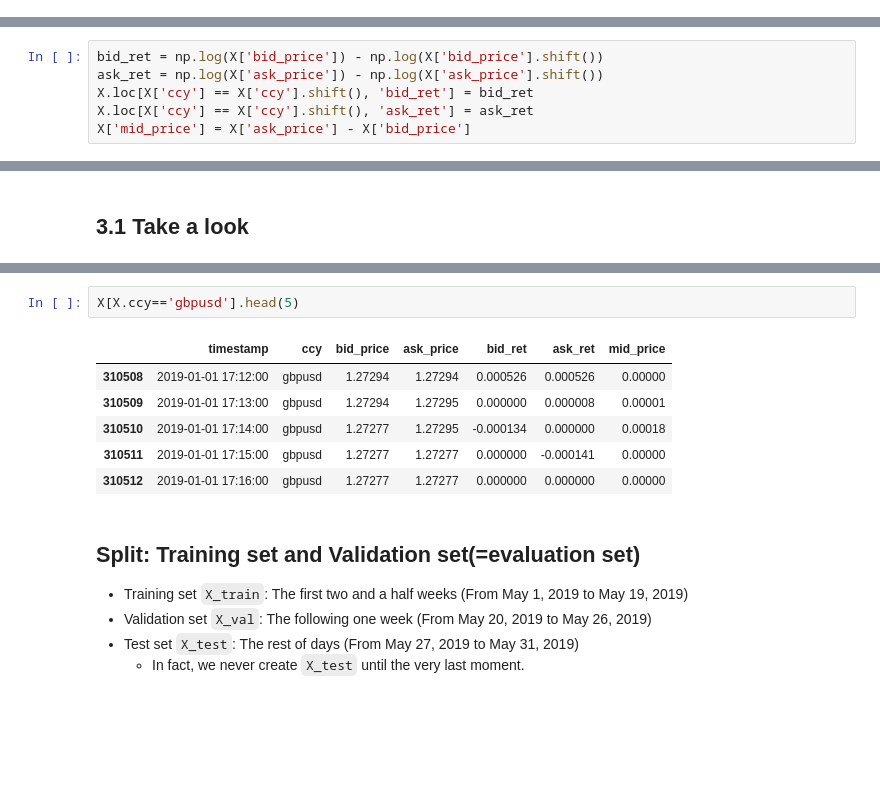
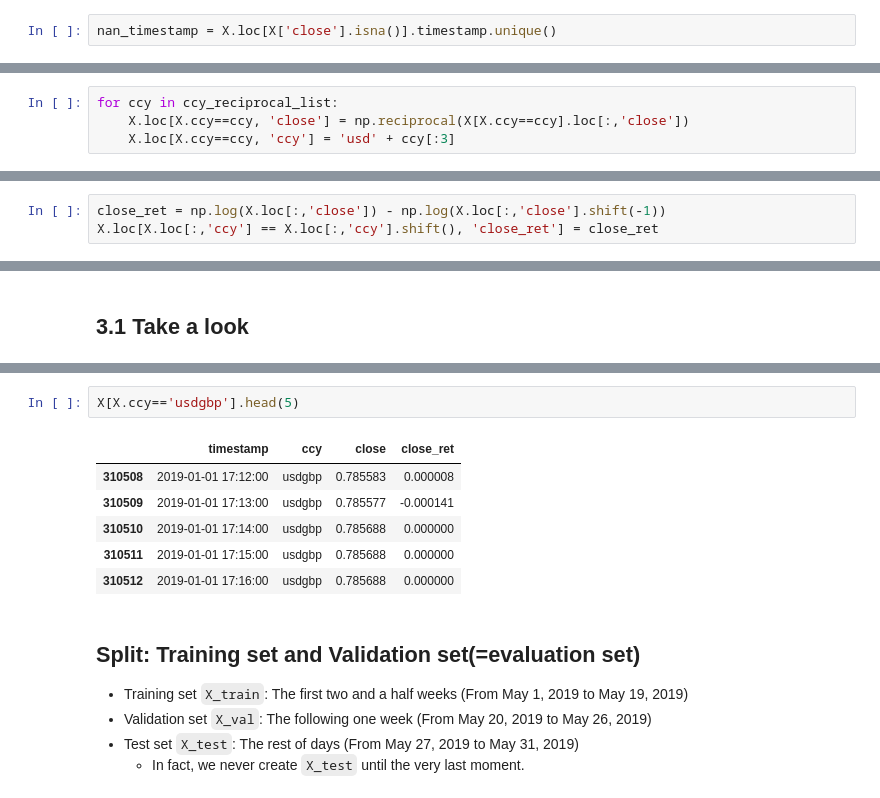
Before and after one commit to my2582/drl_fxtrading, a Jupyter notebook: modeling/drl_fx.ipynb, the cells around one changed output, grey strips where cells are left out. Drawn from its saved outputs; the diff is of its cells as text; blank space fills up the shorter version.

```diff
--- a/modeling/drl_fx.ipynb
+++ b/modeling/drl_fx.ipynb
@@ -256,3 +238,5 @@ nan_timestamp = np.unique((bid_nan_timestamp,ask_nan_timestamp))
+# %%
+nan_timestamp = X.loc[X['close'].isna()].timestamp.unique()
 # %% [markdown]
 #### We have a list of `timestamp` for a nan row for any currency pair.
 # %%
@@ -283,6 +263,0 @@ dtype: int64
-# %%
-bid_ret = np.log(X['bid_price']) - np.log(X['bid_price'].shift())
-ask_ret = np.log(X['ask_price']) - np.log(X['ask_price'].shift())
-X.loc[X['ccy'] == X['ccy'].shift(), 'bid_ret'] = bid_ret
-X.loc[X['ccy'] == X['ccy'].shift(), 'ask_ret'] = ask_ret
-X['mid_price'] = X['ask_price'] - X['bid_price']
@@ -293,0 +266,4 @@ See the caveats in the documentation: http://pandas.pydata.org/pandas-docs/stabl
+# %%
+for ccy in ccy_reciprocal_list:
+    X.loc[X.ccy==ccy, 'close'] = np.reciprocal(X[X.ccy==ccy].loc[:,'close'])
+    X.loc[X.ccy==ccy, 'ccy'] = 'usd' + ccy[:3]
@@ -293,0 +281,3 @@ See the caveats in the documentation: http://pandas.pydata.org/pandas-docs/stabl
+# %%
+close_ret = np.log(X.loc[:,'close']) - np.log(X.loc[:,'close'].shift(-1))
+X.loc[X.loc[:,'ccy'] == X.loc[:,'ccy'].shift(), 'close_ret'] = close_ret
@@ -428,12 +404,12 @@ X.sample(5)
 # %%
-X[X.ccy=='gbpusd'].head(5)
+X[X.ccy=='usdgbp'].head(5)
 # %% [output]
-|  | timestamp | ccy | bid_price | ask_price | bid_ret | ask_ret | mid_price |
-| 310508 | 2019-01-01 17:12:00 | gbpusd | 1.27294 | 1.27294 | 0.000526 | 0.000526 | 0.00000 |
-| 310509 | 2019-01-01 17:13:00 | gbpusd | 1.27294 | 1.27295 | 0.000000 | 0.000008 | 0.00001 |
-| 310510 | 2019-01-01 17:14:00 | gbpusd | 1.27277 | 1.27295 | -0.000134 | 0.000000 | 0.00018 |
-| 310511 | 2019-01-01 17:15:00 | gbpusd | 1.27277 | 1.27277 | 0.000000 | -0.000141 | 0.00000 |
-| 310512 | 2019-01-01 17:16:00 | gbpusd | 1.27277 | 1.27277 | 0.000000 | 0.000000 | 0.00000 |
+|  | timestamp | ccy | close | close_ret |
+| 310508 | 2019-01-01 17:12:00 | usdgbp | 0.785583 | 0.000008 |
+| 310509 | 2019-01-01 17:13:00 | usdgbp | 0.785577 | -0.000141 |
+| 310510 | 2019-01-01 17:14:00 | usdgbp | 0.785688 | 0.000000 |
+| 310511 | 2019-01-01 17:15:00 | usdgbp | 0.785688 | 0.000000 |
+| 310512 | 2019-01-01 17:16:00 | usdgbp | 0.785688 | 0.000000 |
 # %% [markdown]
 ## Split: Training set and Validation set(=evaluation set)
 - Training set `X_train`: The first two and a half weeks (From May 1, 2019 to May 19, 2019)
```
Also changed, not shown: parts of 71 cells of this notebook, 10 other files.
